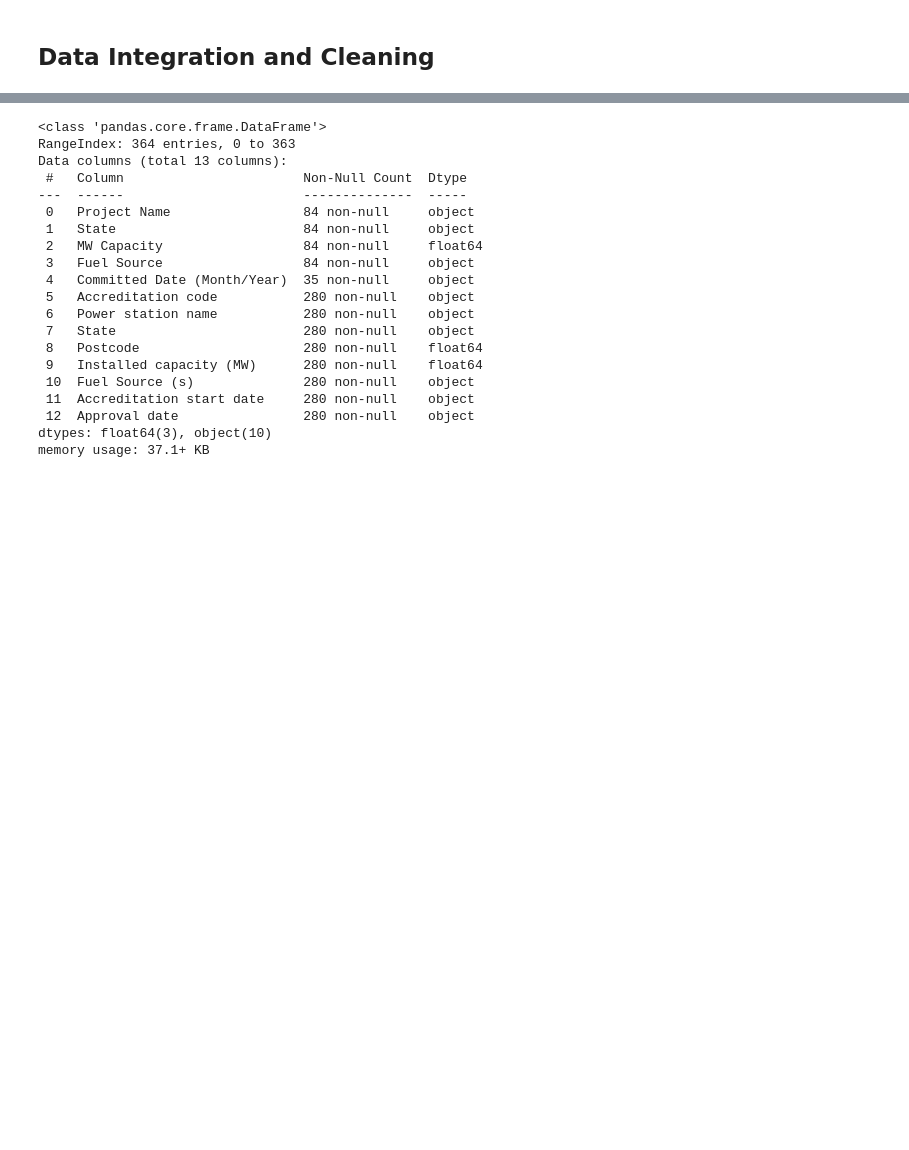
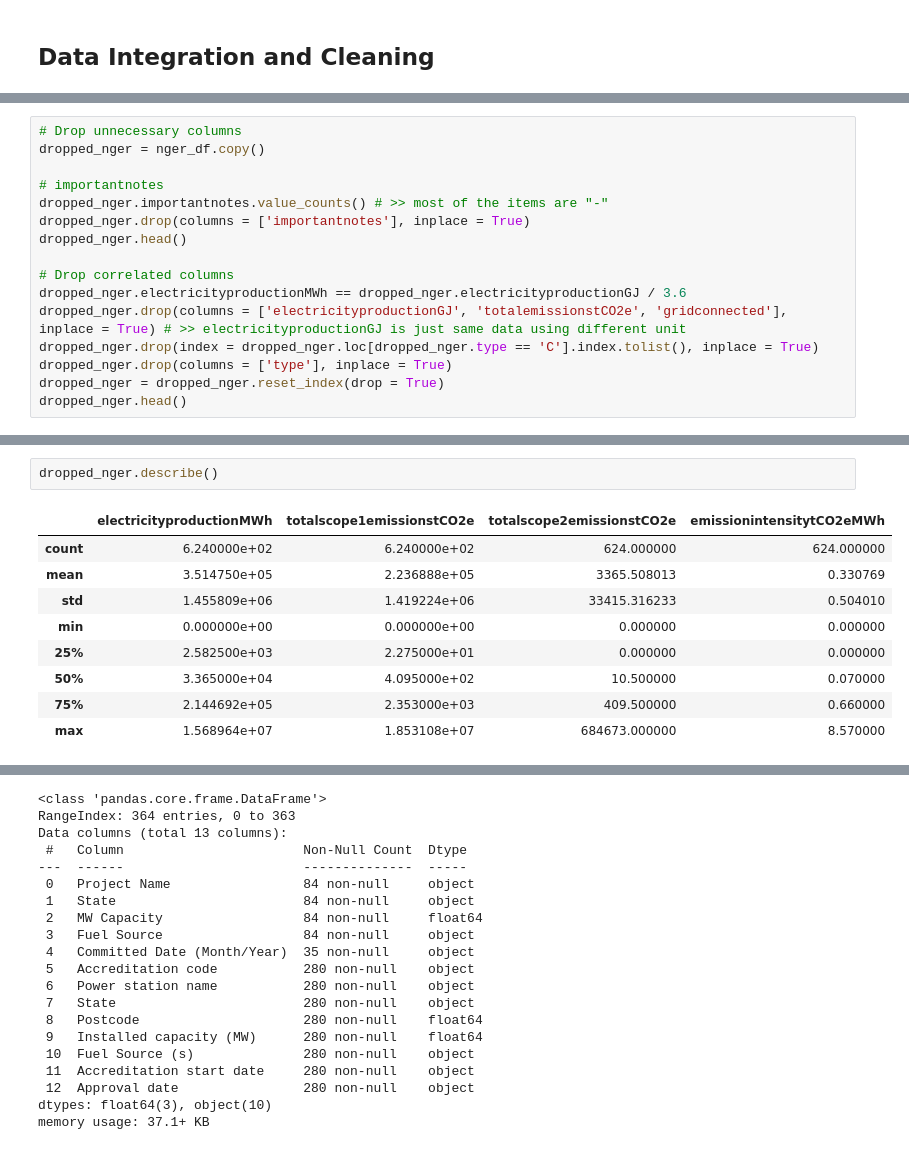
Before and after one commit to jinyjib98/comp5339, a Jupyter notebook: comp5339_a1.ipynb, the cells around one changed output, grey strips where cells are left out. Drawn from its saved outputs; the diff is of its cells as text; blank space fills up the shorter version.

```diff
--- a/comp5339_a1.ipynb
+++ b/comp5339_a1.ipynb
@@ -419,0 +425,16 @@ renewable_df.head()
+# %%
+# Drop unnecessary columns
+dropped_nger = nger_df.copy()
+
+# importantnotes
+dropped_nger.importantnotes.value_counts() # >> most of the items are "-"
+dropped_nger.drop(columns = ['importantnotes'], inplace = True)
+dropped_nger.head()
+
+# Drop correlated columns
+dropped_nger.electricityproductionMWh == dropped_nger.electricityproductionGJ / 3.6
+dropped_nger.drop(columns = ['electricityproductionGJ', 'totalemissionstCO2e', 'gridconnected'], inplace = True) # >> electricityproductionGJ is just same data using different unit
+dropped_nger.drop(index = dropped_nger.loc[dropped_nger.type == 'C'].index.tolist(), inplace = True)
+dropped_nger.drop(columns = ['type'], inplace = True)
+dropped_nger = dropped_nger.reset_index(drop = True)
+dropped_nger.head()
@@ -419,0 +448,12 @@ renewable_df.head()
+# %%
+dropped_nger.describe()
+# %% [output]
+|  | electricityproductionMWh | totalscope1emissionstCO2e | totalscope2emissionstCO2e | emissionintensitytCO2eMWh |
+| count | 6.240000e+02 | 6.240000e+02 | 624.000000 | 624.000000 |
+| mean | 3.514750e+05 | 2.236888e+05 | 3365.508013 | 0.330769 |
+| std | 1.455809e+06 | 1.419224e+06 | 33415.316233 | 0.504010 |
+| min | 0.000000e+00 | 0.000000e+00 | 0.000000 | 0.000000 |
+| 25% | 2.582500e+03 | 2.275000e+01 | 0.000000 | 0.000000 |
+| 50% | 3.365000e+04 | 4.095000e+02 | 10.500000 | 0.070000 |
+| 75% | 2.144692e+05 | 2.353000e+03 | 409.500000 | 0.660000 |
+| max | 1.568964e+07 | 1.853108e+07 | 684673.000000 | 8.570000 |
```
Also changed, not shown: parts of 17 cells of this notebook, 1 other file.
